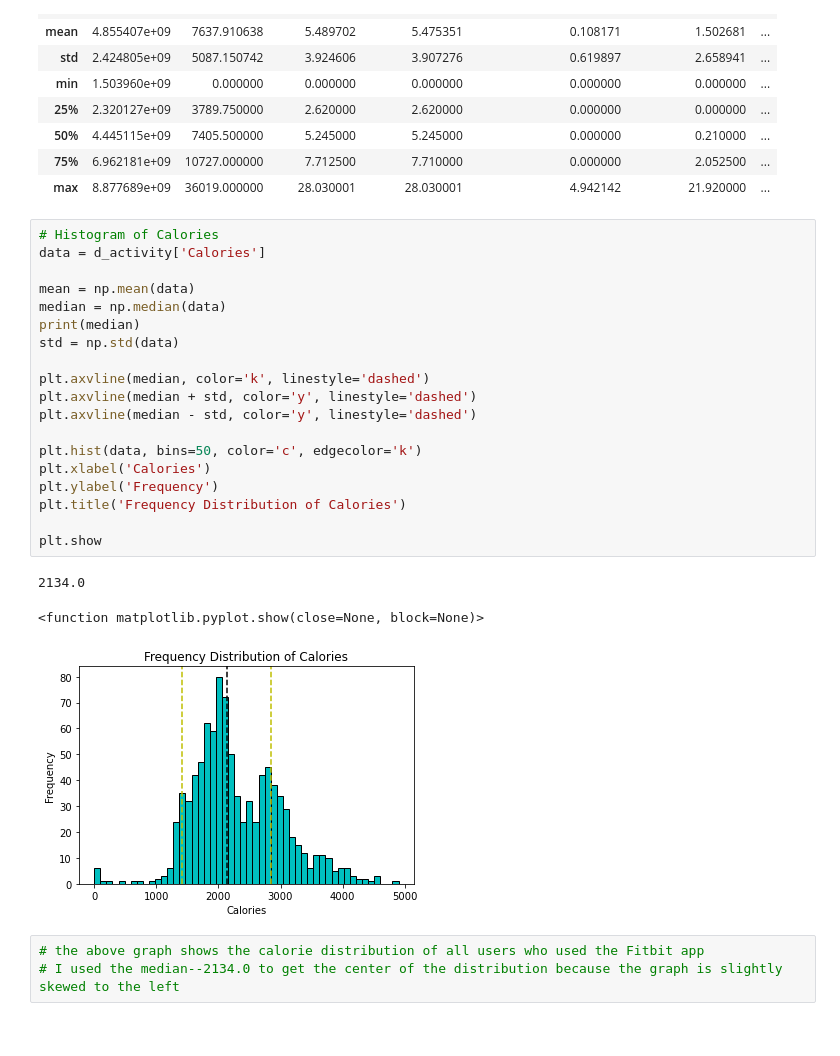
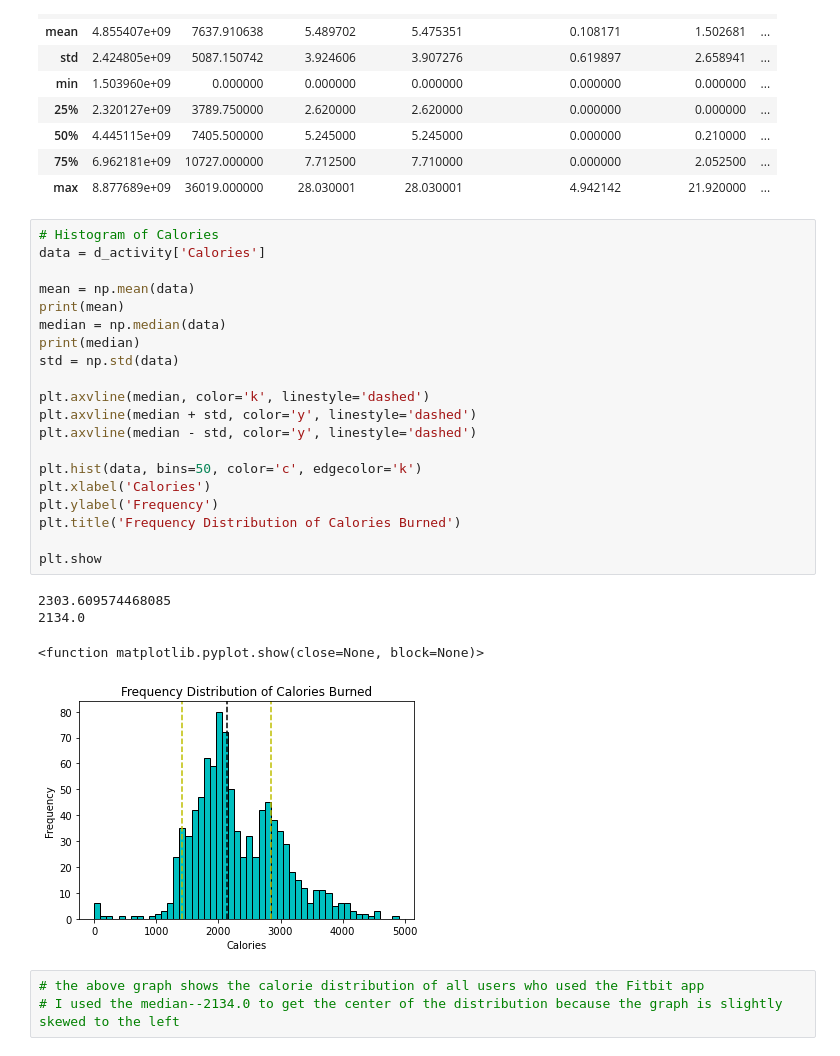
Before and after one commit to JamesCns/Fitbit-Simple-Data-Analysis, a Jupyter notebook: PTF10-Final-Project.ipynb, the cells around one changed output. Saved outputs shown, nothing was run; the diff lists cells and outputs as text.

```diff
--- a/PTF10-Final-Project.ipynb
+++ b/PTF10-Final-Project.ipynb
@@ -34,26 +34,28 @@ d_activity.describe()
 # %%
 # Histogram of Calories
 data = d_activity['Calories']
 
 mean = np.mean(data)
+print(mean)
 median = np.median(data)
 print(median)
 std = np.std(data)
 
 plt.axvline(median, color='k', linestyle='dashed')
 plt.axvline(median + std, color='y', linestyle='dashed')
 plt.axvline(median - std, color='y', linestyle='dashed')
 
 plt.hist(data, bins=50, color='c', edgecolor='k')
 plt.xlabel('Calories')
 plt.ylabel('Frequency')
-plt.title('Frequency Distribution of Calories')
+plt.title('Frequency Distribution of Calories Burned')
 
 plt.show
 # %% [output]
+2303.609574468085
 2134.0
 <function matplotlib.pyplot.show(close=None, block=None)>
-[figure, old version]
+[figure, new version]
 # %%
 # the above graph shows the calorie distribution of all users who used the Fitbit app
 # I used the median--2134.0 to get the center of the distribution because the graph is slightly skewed to the left
```
Also changed, not shown: parts of 1 cell of this notebook.
